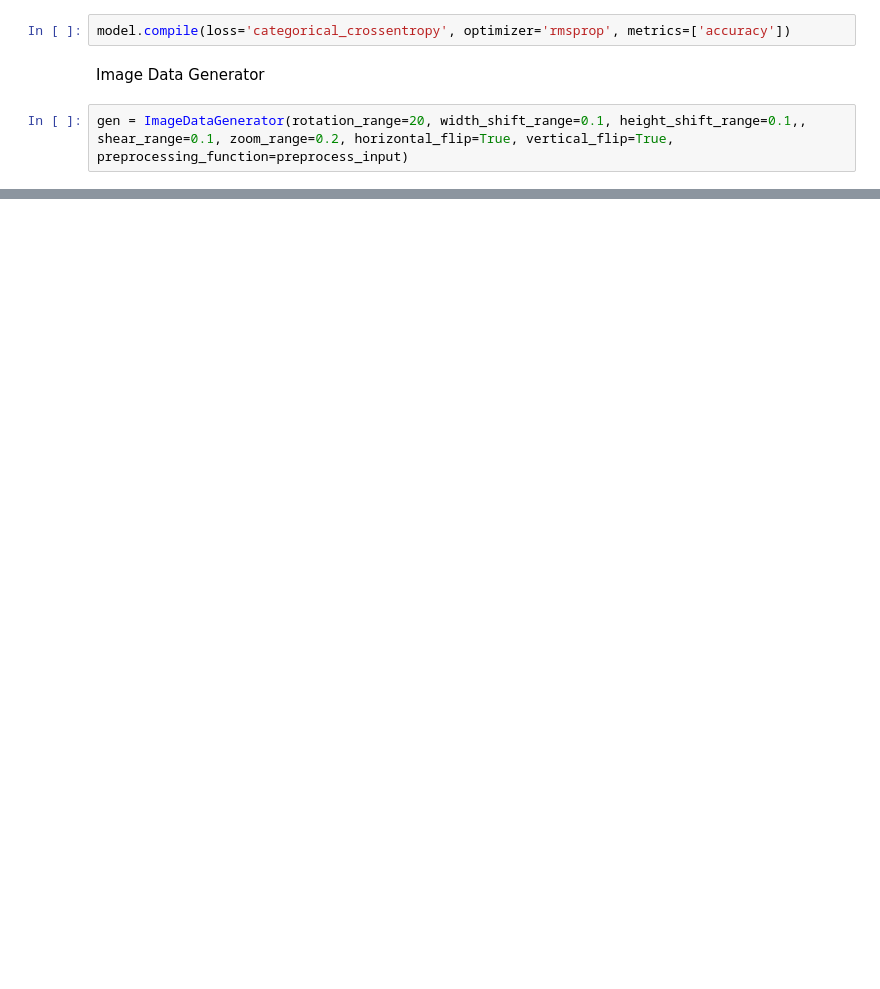
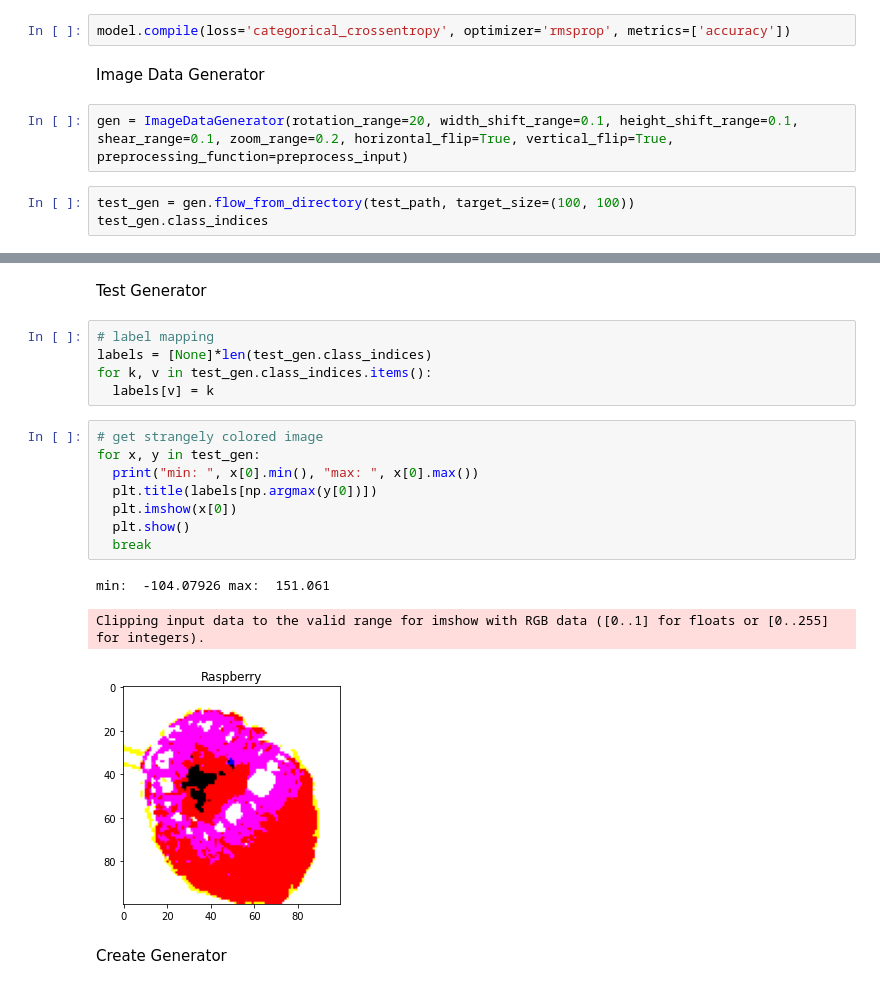
Before and after one commit to luisespriella9/Computer-Vision-Udemy, a Jupyter notebook: VVG_and_Transfer_Learning.ipynb, the cells around one changed output, grey strips where cells are left out. Drawn from its saved outputs; the diff is of its cells as text; blank space fills up the shorter version.

```diff
--- a/VVG_and_Transfer_Learning.ipynb
+++ b/VVG_and_Transfer_Learning.ipynb
@@ -70,4 +88,7 @@ model.compile(loss='categorical_crossentropy', optimizer='rmsprop', metrics=['ac
 # %% [markdown]
 Image Data Generator
 # %%
-gen = ImageDataGenerator(rotation_range=20, width_shift_range=0.1, height_shift_range=0.1,, shear_range=0.1, zoom_range=0.2, horizontal_flip=True, vertical_flip=True, preprocessing_function=preprocess_input)
+gen = ImageDataGenerator(rotation_range=20, width_shift_range=0.1, height_shift_range=0.1, shear_range=0.1, zoom_range=0.2, horizontal_flip=True, vertical_flip=True, preprocessing_function=preprocess_input)
+# %%
+test_gen = gen.flow_from_directory(test_path, target_size=(100, 100))
+test_gen.class_indices
@@ -73,0 +105,21 @@ gen = ImageDataGenerator(rotation_range=20, width_shift_range=0.1, height_shift_
+# %% [markdown]
+Test Generator
+# %%
+# label mapping
+labels = [None]*len(test_gen.class_indices)
+for k, v in test_gen.class_indices.items():
+  labels[v] = k
+# %%
+# get strangely colored image
+for x, y in test_gen:
+  print("min: ", x[0].min(), "max: ", x[0].max())
+  plt.title(labels[np.argmax(y[0])])
+  plt.imshow(x[0])
+  plt.show()
+  break
+# %% [output]
+min:  -104.07926 max:  151.061
+Clipping input data to the valid range for imshow with RGB data ([0..1] for floats or [0..255] for integers).
+[figure, added]
+# %% [markdown]
+Create Generator
```
Also changed, not shown: parts of 14 cells of this notebook.
